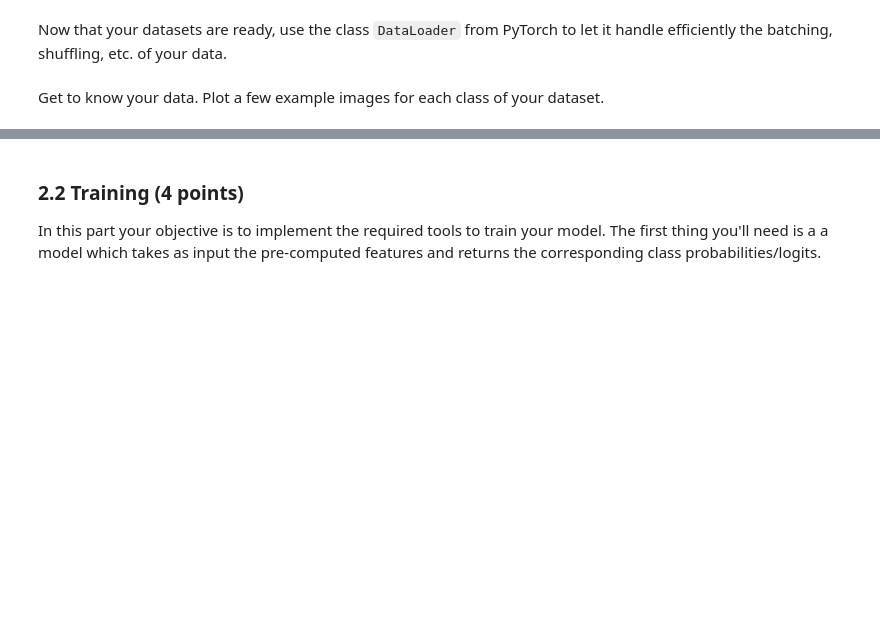
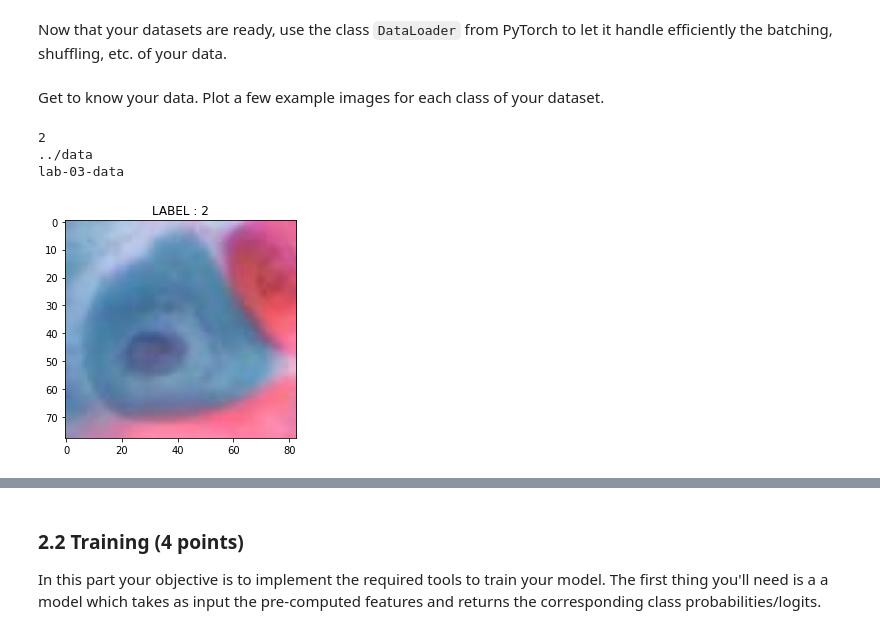
Before and after one commit to rinoago/iapr, a Jupyter notebook: labs/lab_03_classification.ipynb, the cells around one changed output, grey strips where cells are left out. Saved outputs shown, nothing was run; the diff lists cells and outputs as text; code cells hidden in the pictures; blank space fills up the shorter version.

Commit message:
Suite part 2.1

```diff
--- a/labs/lab_03_classification.ipynb
+++ b/labs/lab_03_classification.ipynb
@@ -364,7 +365,7 @@ from sklearn.metrics import confusion_matrix, ConfusionMatrixDisplay
 import math
 # %%
 # Load the features
-features_path = '../data/lab-03-data2023/part2/sipakmed_clean_embeddings.pth'
+features_path = '../data/lab-03-data/part2/sipakmed_clean_embeddings.pth'
 # %%
 class Sipakmed(Dataset):
     phase_dict = {
@@ -434,7 +435,7 @@ class Sipakmed(Dataset):
         """
         Returns the embedding, label, and image path of queried index.
         """
-        embedding = self.features[i]
+        embedding = self.features[index]
         path = self.paths[index]
         label = self.labels[index]
         return embedding, label, path
@@ -461,0 +458,20 @@ Get to know your data. Plot a few example images for each class of your dataset.
+# %%
+path_image ='../data/lab-03-data/part2/'
+# %%
+embedding, label, path= train_dataset[1000]
+
+print(label.item())
+len(train_dataset)
+
+
+
+plt.imshow(mpimg.imread(os.path.join(path_image, path)))
+plt.title('LABEL : '+ str(label.item()))
+
+print(data_base_path)
+print(data_folder)
+# %% [output]
+2
+../data
+lab-03-data
+[figure, added]
```
Also changed, not shown: parts of 5 cells of this notebook.
